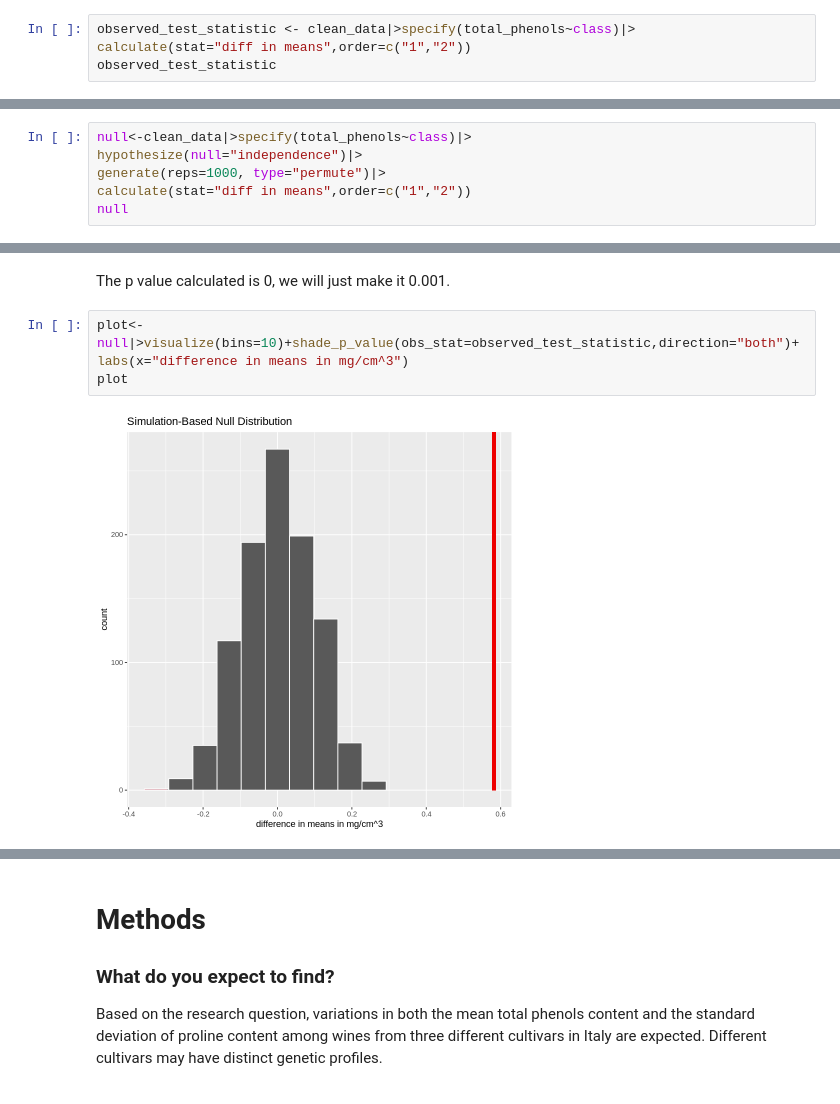
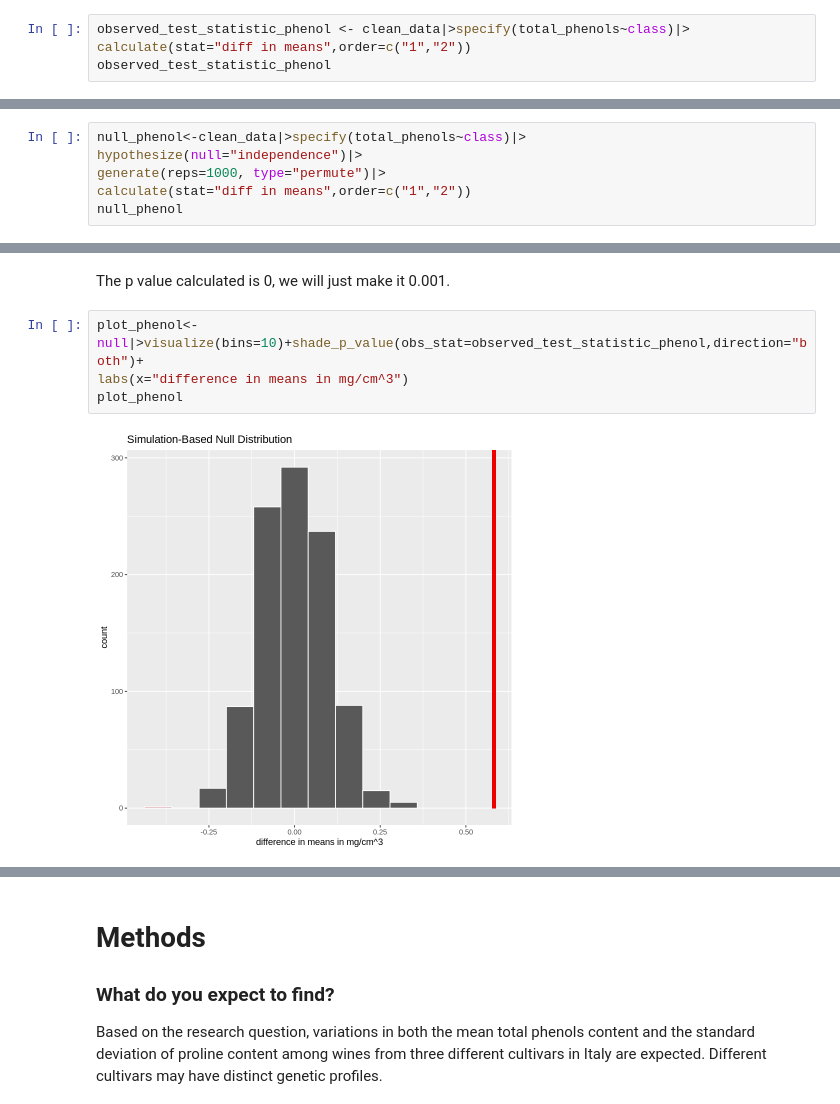
Before and after one commit to lyl1220/Stat201_Project, a Jupyter notebook: w group proposal.ipynb, the cells around one changed output, grey strips where cells are left out. Saved outputs shown, nothing was run; the diff lists cells and outputs as text.

```diff
--- a/w group proposal.ipynb
+++ b/w group proposal.ipynb
@@ -158,20 +141,20 @@ We intend to explore this using hypothesis testing. Since we have 2 samples from
 
 We'll use a significance level of 10% (rather than 5%) because we feel like a type 2 error would be worse than a type 1 error in our report.
 # %%
-observed_test_statistic <- clean_data|>specify(total_phenols~class)|>
+observed_test_statistic_phenol <- clean_data|>specify(total_phenols~class)|>
 calculate(stat="diff in means",order=c("1","2"))
-observed_test_statistic
+observed_test_statistic_phenol
 # %% [output]
 A infer: 1 × 1
 | stat |
 | <dbl> |
 | 0.5819888 |
 # %%
-null<-clean_data|>specify(total_phenols~class)|>
+null_phenol<-clean_data|>specify(total_phenols~class)|>
 hypothesize(null="independence")|>
 generate(reps=1000, type="permute")|>
 calculate(stat="diff in means",order=c("1","2"))
-null
+null_phenol
 # %% [output]
 A infer: 1000 × 2
 | replicate | stat |
@@ -196,8 +179,8 @@ A tibble: 1 × 1
 # %% [markdown]
 The p value calculated is 0, we will just make it 0.001.
 # %%
-plot<-null|>visualize(bins=10)+shade_p_value(obs_stat=observed_test_statistic,direction="both")+
+plot_phenol<-null|>visualize(bins=10)+shade_p_value(obs_stat=observed_test_statistic_phenol,direction="both")+
 labs(x="difference in means in mg/cm^3")
-plot
+plot_phenol
 # %% [output]
-[figure, old version]
+[figure, new version]
```
Also changed, not shown: parts of 15 cells of this notebook.
